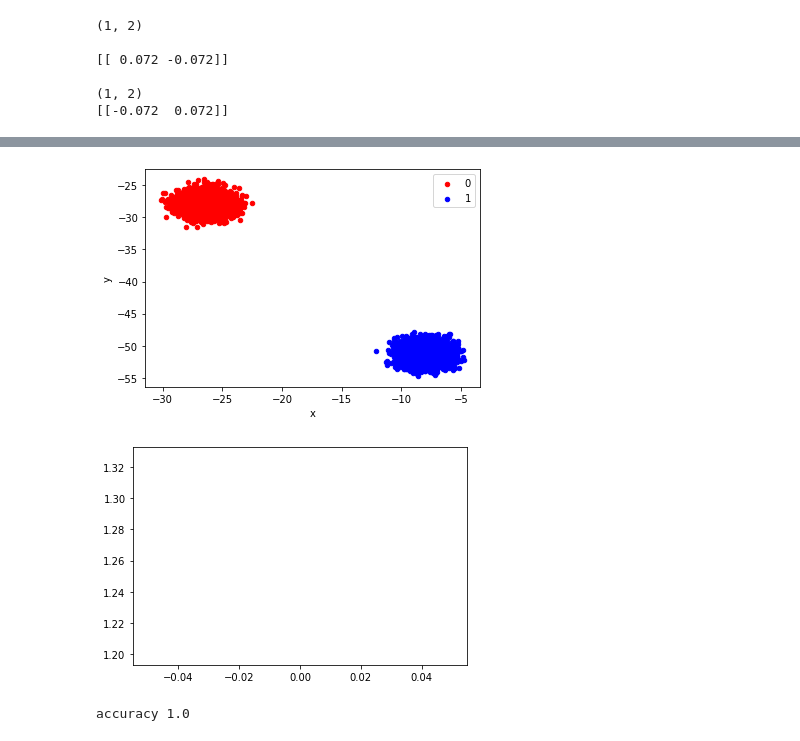
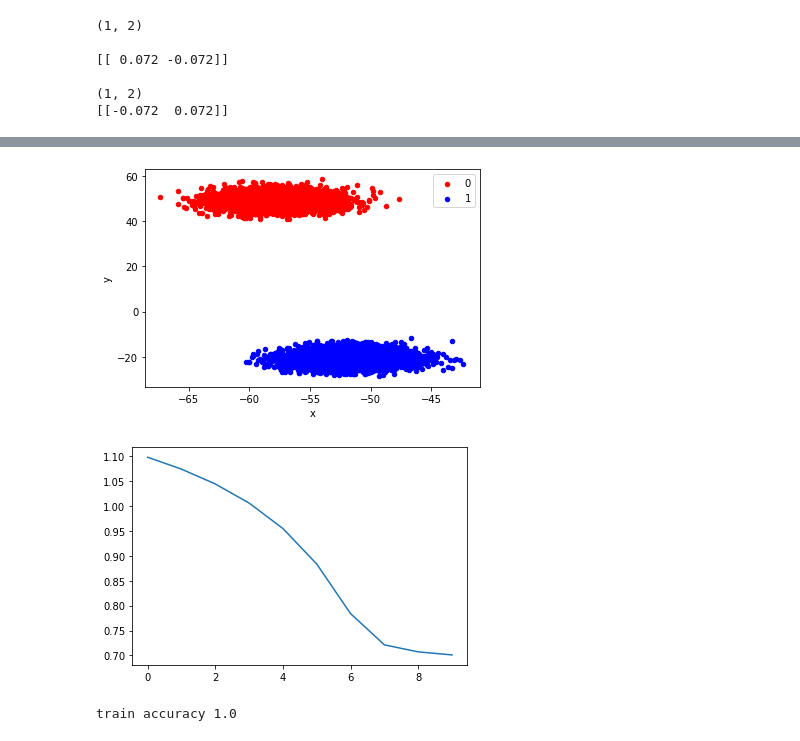
Before and after one commit to lorenz0890/plain_numpy_dnn, a Jupyter notebook: numpy_only_nn.ipynb, the cells around one changed output, grey strips where cells are left out. Cells and saved outputs as stored; diff of their text form; code cells hidden in the pictures.

```diff
--- a/numpy_only_nn.ipynb
+++ b/numpy_only_nn.ipynb
@@ -168,85 +168,83 @@ Z [0.17282192 0.12406541]
+# %%
+from sklearn.datasets import make_blobs
+from matplotlib import pyplot
+from pandas import DataFrame
+
+num_classes = 2
+num_features = 8
+
+
+X, y = make_blobs(n_samples=10000, centers=num_classes, n_features=num_features, cluster_std=0.25, shuffle=True)
+X*=10
+df = DataFrame(dict(x=X[:,0], y=X[:,1], label=y))
+colors = {0:'red', 1:'blue', 2:'green'}
+fig, ax = pyplot.subplots()
+grouped = df.groupby('label')
+for key, group in grouped:
+    group.plot(ax=ax, kind='scatter', x='x', y='y', label=key, color=colors[key])
+pyplot.show()
+
+Y = np.zeros(shape = (len(y), num_classes))
+for ind, label in enumerate(y):
+    Y[ind][label] = 1.0
+# %% [output]
+[figure, added]
 # %%
-from sklearn.datasets import make_blobs
-from matplotlib import pyplot
-from pandas import DataFrame
-
-num_classes = 2
-num_features = 4
-
-
-X, y = make_blobs(n_samples=10000, centers=num_classes, n_features=num_features, cluster_std=0.1, shuffle=True)
-X*=10
-df = DataFrame(dict(x=X[:,0], y=X[:,1], label=y))
-colors = {0:'red', 1:'blue', 2:'green'}
-fig, ax = pyplot.subplots()
-grouped = df.groupby('label')
-for key, group in grouped:
-    group.plot(ax=ax, kind='scatter', x='x', y='y', label=key, color=colors[key])
-pyplot.show()
-
-Y = np.zeros(shape = (len(y), num_classes))
-for ind, label in enumerate(y):
-    Y[ind][label] = 1.0
-
 #X = (X-X.min())/(X.max()-X.min())
 
 layers = [
+    Dense(num_features, 4,tanh, tanh_grad),
     Dense(4,2, tanh, tanh_grad),
-    Dense(2, 2, softmax, softmax_grad)]
+    Dense(2, num_classes, softmax, softmax_grad)]
 
-epochs = 1
-alpha = 1.0e-3
+epochs = 10
+alpha = 1.0e-4
 iteration_loss = []
 epoch_loss = []
 DEBUG=False
 for i  in range(epochs):
-    #alpha *=1/2
+    #alpha *=1/10
     for j, sample in enumerate(X):
         intermediate = sample
         for layer in layers:
             intermediate = layer.prop_fwd(intermediate)
-        Y_hat = 1 - intermediate
+        Y_hat = 1 - intermediate #TODO: figure why i need to do this
         iteration_loss.append(binary_crossentropy_loss(Y_hat, Y[j]))
 
         dA = binary_crossentropy_loss_grad(Y_hat, Y[j])
         layers.reverse()
         updW = []
         updB = []
         for k, layer in enumerate(layers):
             dZ = layer.prop_bwd(dA, layer.Z)
             dW = np.array([np.array([np.sum(layer.A)*z]) for z in dZ])/layer.A.shape[0]
             db = np.sum(dZ, axis=0, keepdims=True)/layer.A.shape[0]
             dA = np.dot(layer.W.T, dZ)
             updW.append(dW*alpha)
             updB.append(db*alpha)
 
         for k, W in enumerate(updW):
             layers[k].W -= W
             layers[k].b -= updB[k]
 
         layers.reverse()
     epoch_loss.append(np.array(iteration_loss).mean())
 
 
 correct = 0
+epoch_loss.reverse()#TODO: fix loss reversa
 pyplot.plot(epoch_loss)
 pyplot.show()
 for j, x in enumerate(X):
     Y_hat = x
     for layer in layers:
         Y_hat = layer.prop_fwd(Y_hat)
-        #print(Y_hat)
-
-    DEBUG=True
-    #debug_print('NN:', np.around(Y_hat, decimals=5), 'LABEL:',Y[j])
-    DEBUG=False
     if (np.around(Y_hat, decimals=0) == Y[j]).all():
         correct+=1
-print('accuracy', correct/len(y))
+print('train accuracy', correct/len(y))
 # %% [output]
-[figure, old version]
+[figure, new version]
-[figure, removed]
-accuracy 1.0
+train accuracy 1.0
 # %%
 for j, x in enumerate(X):
     Y_hat = x
```
Also changed, not shown: parts of 2 cells of this notebook.
